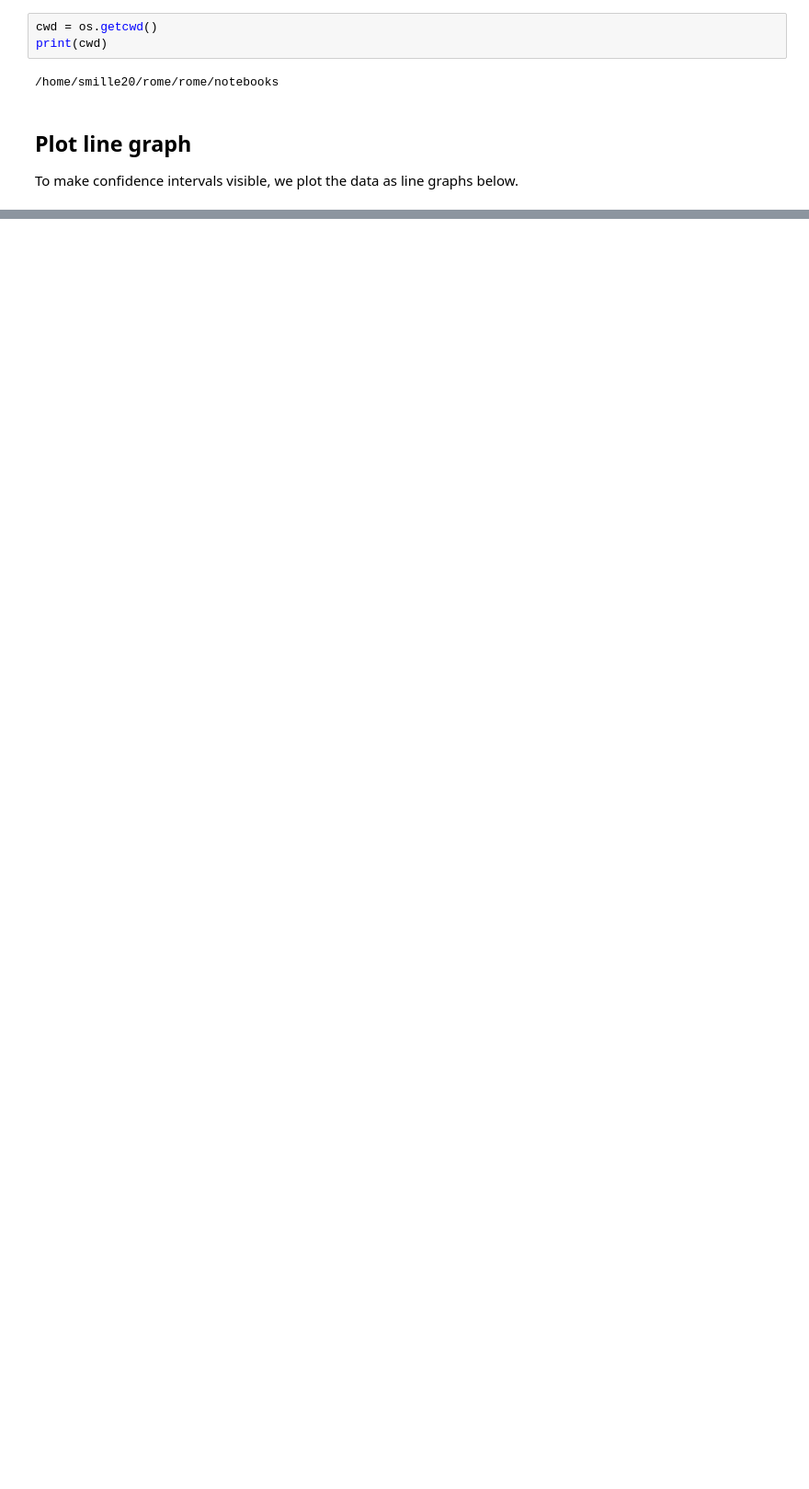
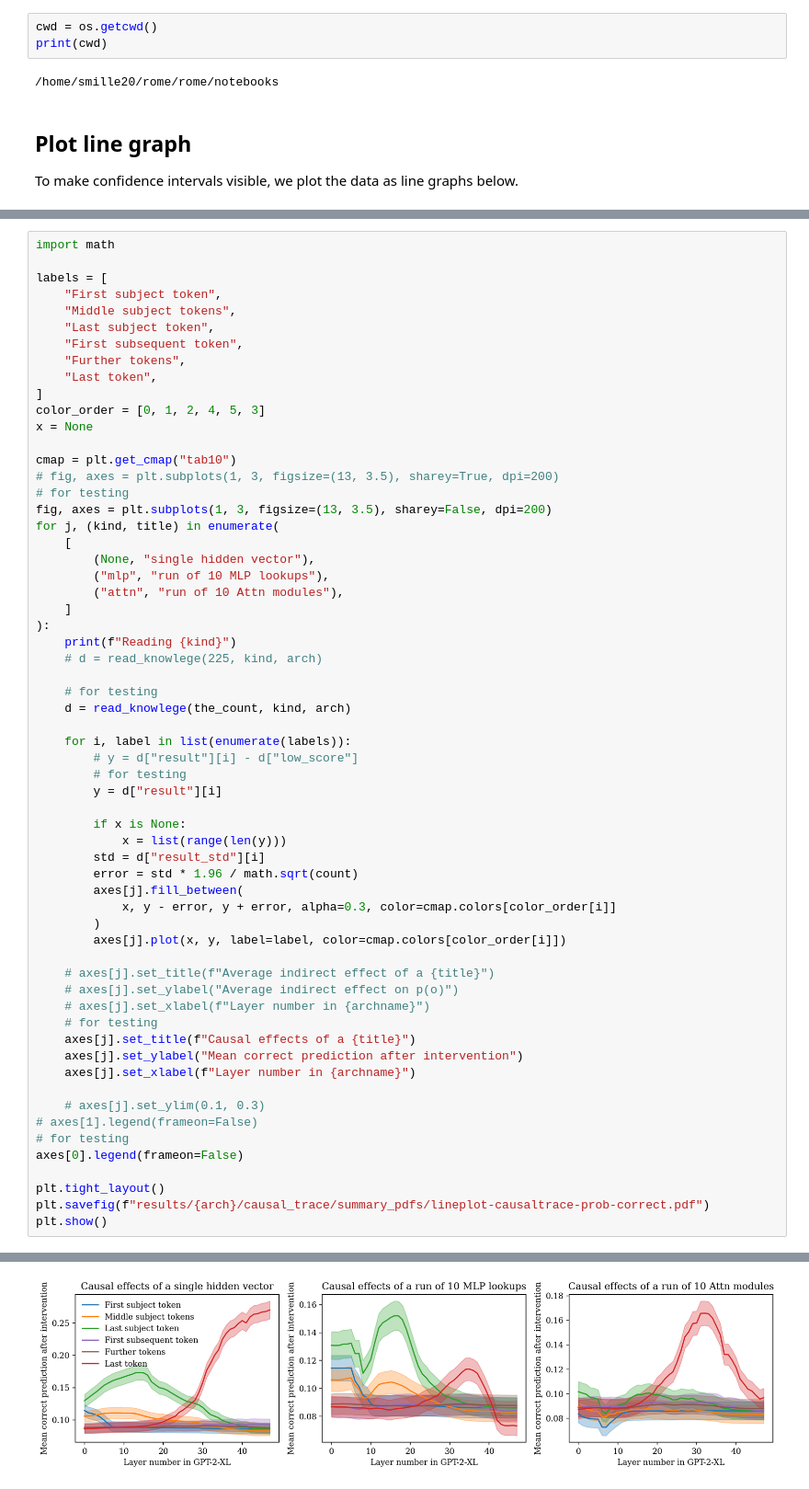
Before and after one commit to millersam2/rome, a Jupyter notebook: notebooks/average_causal_effects.ipynb, the cells around one changed output, grey strips where cells are left out. Shown at 92% size. Cells and saved outputs as stored; diff of their text form; blank space fills up the shorter version.

Commit message:
finished with causal tracing, begin ROME

```diff
--- a/notebooks/average_causal_effects.ipynb
+++ b/notebooks/average_causal_effects.ipynb
@@ -330,0 +393,62 @@ Max at last prompt token 0.12915581
+# %%
+import math
+
+labels = [
+    "First subject token",
+    "Middle subject tokens",
+    "Last subject token",
+    "First subsequent token",
+    "Further tokens",
+    "Last token",
+]
+color_order = [0, 1, 2, 4, 5, 3]
+x = None
+
+cmap = plt.get_cmap("tab10")
+# fig, axes = plt.subplots(1, 3, figsize=(13, 3.5), sharey=True, dpi=200)
+# for testing
+fig, axes = plt.subplots(1, 3, figsize=(13, 3.5), sharey=False, dpi=200)
+for j, (kind, title) in enumerate(
+    [
+        (None, "single hidden vector"),
+        ("mlp", "run of 10 MLP lookups"),
+        ("attn", "run of 10 Attn modules"),
+    ]
+):
+    print(f"Reading {kind}")
+    # d = read_knowlege(225, kind, arch)
+
+    # for testing
+    d = read_knowlege(the_count, kind, arch)
+
+    for i, label in list(enumerate(labels)):
+        # y = d["result"][i] - d["low_score"]
+        # for testing
+        y = d["result"][i]
+
+        if x is None:
+            x = list(range(len(y)))
+        std = d["result_std"][i]
+        error = std * 1.96 / math.sqrt(count)
+        axes[j].fill_between(
+            x, y - error, y + error, alpha=0.3, color=cmap.colors[color_order[i]]
+        )
+        axes[j].plot(x, y, label=label, color=cmap.colors[color_order[i]])
+
+    # axes[j].set_title(f"Average indirect effect of a {title}")
+    # axes[j].set_ylabel("Average indirect effect on p(o)")
+    # axes[j].set_xlabel(f"Layer number in {archname}")
+    # for testing
+    axes[j].set_title(f"Causal effects of a {title}")
+    axes[j].set_ylabel("Mean correct prediction after intervention")
+    axes[j].set_xlabel(f"Layer number in {archname}")
+
+    # axes[j].set_ylim(0.1, 0.3)
+# axes[1].legend(frameon=False)
+# for testing
+axes[0].legend(frameon=False)
+
+plt.tight_layout()
+plt.savefig(f"results/{arch}/causal_trace/summary_pdfs/lineplot-causaltrace-prob-correct.pdf")
+plt.show()
+# %% [output]
@@ -330,0 +472 @@ Max at last prompt token 0.12915581
+[figure, added]
```
Also changed, not shown: parts of 5 cells of this notebook, 4 other files.
